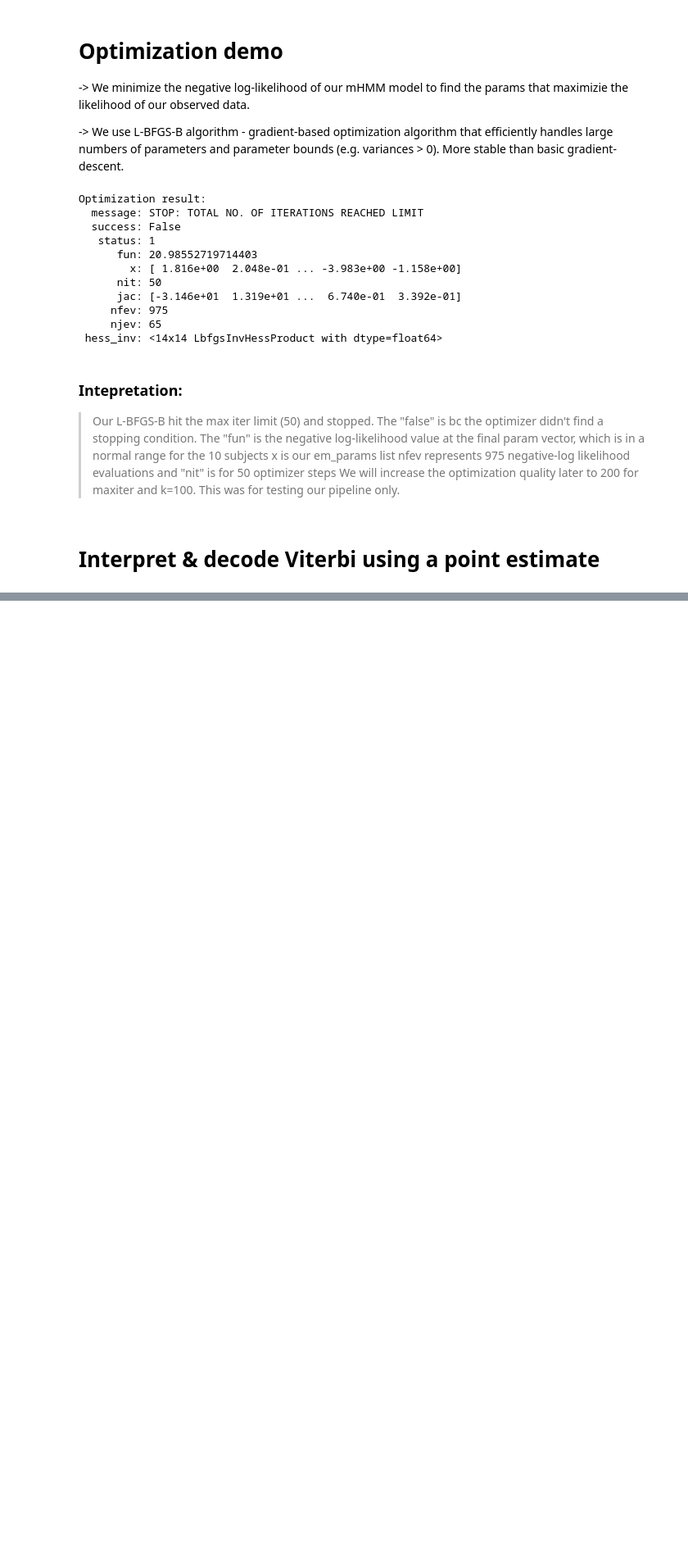
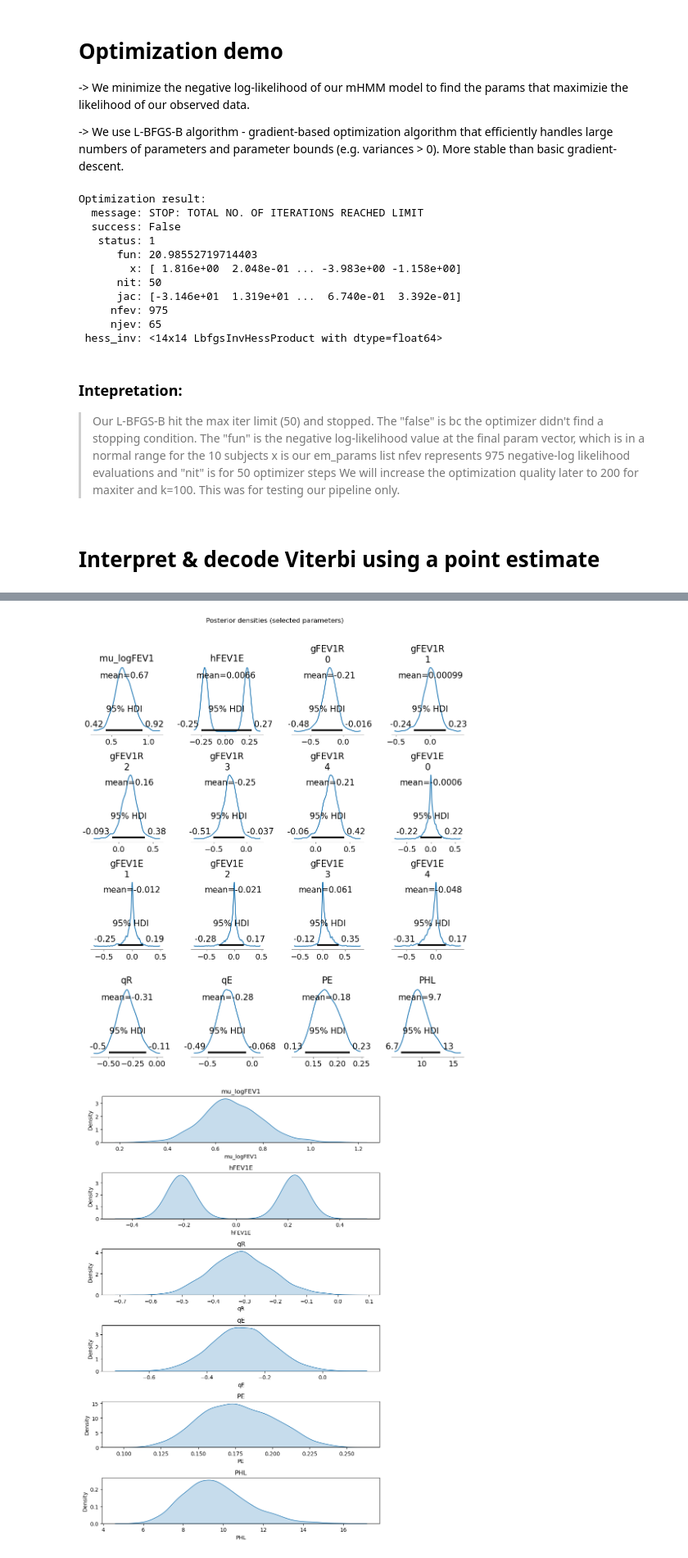
Before and after one commit to Clint-Os/Markov-Models, a Jupyter notebook: mHMM/notebooks/03_estimation.ipynb, the cells around one changed output, grey strips where cells are left out. Shown at 82% size. Drawn from its saved outputs; the diff is of its cells as text; code cells hidden in the pictures; blank space fills up the shorter version.

```diff
--- a/mHMM/notebooks/03_estimation.ipynb
+++ b/mHMM/notebooks/03_estimation.ipynb
@@ -376,0 +711,56 @@ Run CmdStanPy Sampling
+# %%
+import arviz as az
+import matplotlib.pyplot as plt
+import numpy as np
+import pickle, os
+
+# load fit (adjust path if needed)
+fit_path = "../data/results/stan_fit.pkl"
+with open(fit_path, "rb") as f:
+    fit = pickle.load(f)
+
+# convert to InferenceData
+idata = az.from_cmdstanpy(posterior=fit)
+
+# parameters to plot (only include those present)
+plot_vars = [v for v in ["mu_logFEV1", "hFEV1E",
+                         "gFEV1R", "gFEV1E",
+                         "qR", "qE",
+                         "hpRE", "hpER",
+                         "PE", "PHL"] if v in idata.posterior.data_vars]
+
+# If hpRE/hpER are not sample variables (they might be computed on the fly), check draws_pd fallback
+if "hpRE" not in plot_vars:
+    # create hpRE/hpER in post and supply to az.plot_posterior via draws_pd
+    post = fit.draws_pd()
+    if "hpRE" in post.columns and "hpER" in post.columns:
+        # convert to an az-compatible dataset via from_dict
+        extra = { "hpRE": (("chain", "draw"), post["hpRE"].values.reshape((fit.runset.chains, -1))),
+                  "hpER": (("chain", "draw"), post["hpER"].values.reshape((fit.runset.chains, -1))) }
+        # Merge? For simplicity, we will rely on idata for the rest and plot hpRE via seaborn below
+        pass
+
+# Use ArviZ to plot posterior densities for the variables it knows about
+if plot_vars:
+    az.plot_posterior(idata, var_names=plot_vars, hdi_prob=0.95, figsize=(10, len(plot_vars)*1.4))
+    plt.suptitle("Posterior densities (selected parameters)", y=1.02)
+    plt.tight_layout()
+    plt.show()
+else:
+    print("No supported posterior variables found for ArviZ plotting. Using draws_pd fallback.")
+
+# Fallback: show kde plots from draws_pd for a small list
+import seaborn as sns
+post = fit.draws_pd()
+fallback_vars = [v for v in ["mu_logFEV1","hFEV1E","gFEV1R","gFEV1E","qR","qE","hpRE","hpER","PE","PHL"] if v in post.columns]
+if fallback_vars:
+    n = len(fallback_vars)
+    fig, axes = plt.subplots(n, 1, figsize=(8, n*2.0))
+    for ax, v in zip(axes, fallback_vars):
+        sns.kdeplot(post[v], ax=ax, fill=True)
+        ax.set_title(v)
+    plt.tight_layout()
+    plt.show()
+# %% [output]
+[figure, added]
+[figure, added]
```
Also changed, not shown: parts of 12 cells of this notebook, 4 other files.
